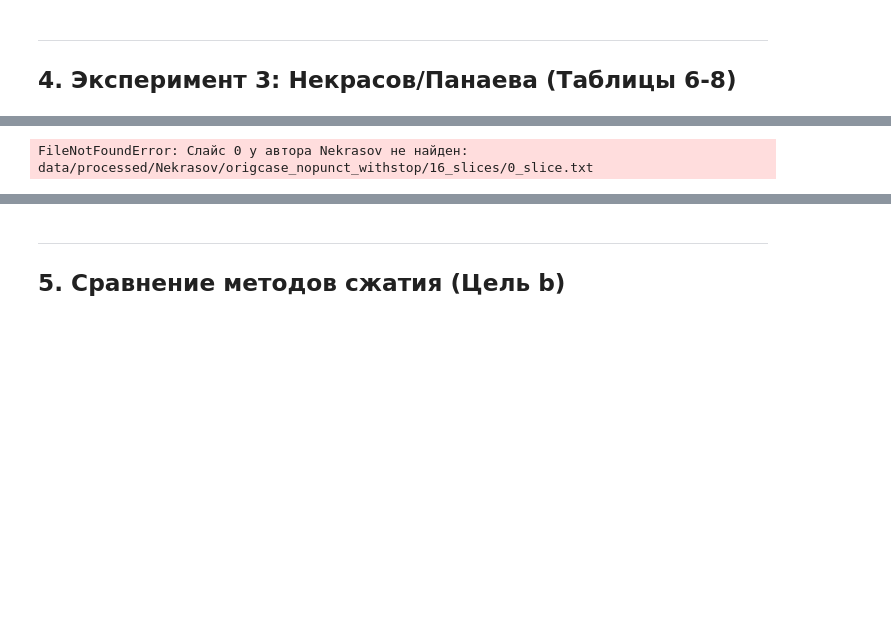
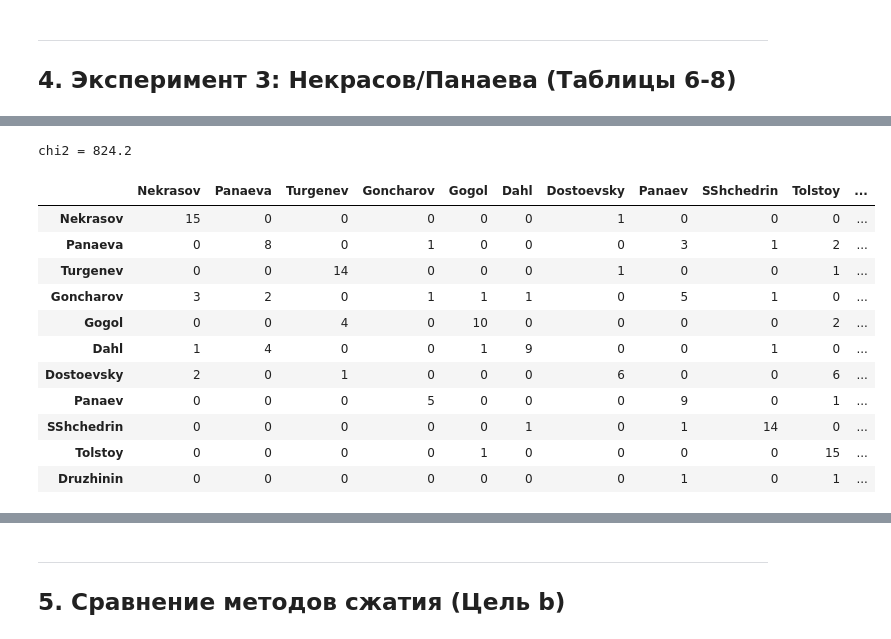
Before and after one commit to revlze/compression-authorship, a Jupyter notebook: experiments.ipynb, the cells around one changed output, grey strips where cells are left out. Saved outputs shown, nothing was run; the diff lists cells and outputs as text; code cells hidden in the pictures; blank space fills up the shorter version.

```diff
--- a/experiments.ipynb
+++ b/experiments.ipynb
@@ -43,7 +43,7 @@ AUTHORS_BULGAKOV = ['Bulgakov', 'Ilf_and_Petrov']
 # Авторы 19 века (Таблица 6)
 AUTHORS_19_CENTURY = [
     'Nekrasov', 'Panaeva', 'Turgenev', 'Goncharov', 'Gogol', 'Dahl',
-    'Dostoevsky', 'Panaev', 'SShchedrin', 'Tolstoy'
+    'Dostoevsky', 'Panaev', 'SShchedrin', 'Tolstoy', 'Druzhinin'
 ]
 
 # Типы предобработки
@@ -699,6 +880,18 @@ result_table5['table']
 # %%
-result_19c = run_experiment(AUTHORS_19_CENTURY, 'origcase_nopunct_withstop', 16, 'lzma')
+result_19c = run_experiment(AUTHORS_19_CENTURY, 'origcase_withpunct_withstop', 16, 'lzma', 6)
 print(f"chi2 = {result_19c['chi2']:.1f}")
 result_19c['table']
 # %% [output]
-FileNotFoundError: Слайс 0 у автора Nekrasov не найден: data/processed/Nekrasov/origcase_nopunct_withstop/16_slices/0_slice.txt
+chi2 = 824.2
+|  | Nekrasov | Panaeva | Turgenev | Goncharov | Gogol | Dahl | Dostoevsky | Panaev | SShchedrin | Tolstoy | ... |
+| Nekrasov | 15 | 0 | 0 | 0 | 0 | 0 | 1 | 0 | 0 | 0 | ... |
+| Panaeva | 0 | 8 | 0 | 1 | 0 | 0 | 0 | 3 | 1 | 2 | ... |
+| Turgenev | 0 | 0 | 14 | 0 | 0 | 0 | 1 | 0 | 0 | 1 | ... |
+| Goncharov | 3 | 2 | 0 | 1 | 1 | 1 | 0 | 5 | 1 | 0 | ... |
+| Gogol | 0 | 0 | 4 | 0 | 10 | 0 | 0 | 0 | 0 | 2 | ... |
+| Dahl | 1 | 4 | 0 | 0 | 1 | 9 | 0 | 0 | 1 | 0 | ... |
+| Dostoevsky | 2 | 0 | 1 | 0 | 0 | 0 | 6 | 0 | 0 | 6 | ... |
+| Panaev | 0 | 0 | 0 | 5 | 0 | 0 | 0 | 9 | 0 | 1 | ... |
+| SShchedrin | 0 | 0 | 0 | 0 | 0 | 1 | 0 | 1 | 14 | 0 | ... |
+| Tolstoy | 0 | 0 | 0 | 0 | 1 | 0 | 0 | 0 | 0 | 15 | ... |
+| Druzhinin | 0 | 0 | 0 | 0 | 0 | 0 | 0 | 1 | 0 | 1 | ... |
```
Also changed, not shown: parts of 30 cells of this notebook.
